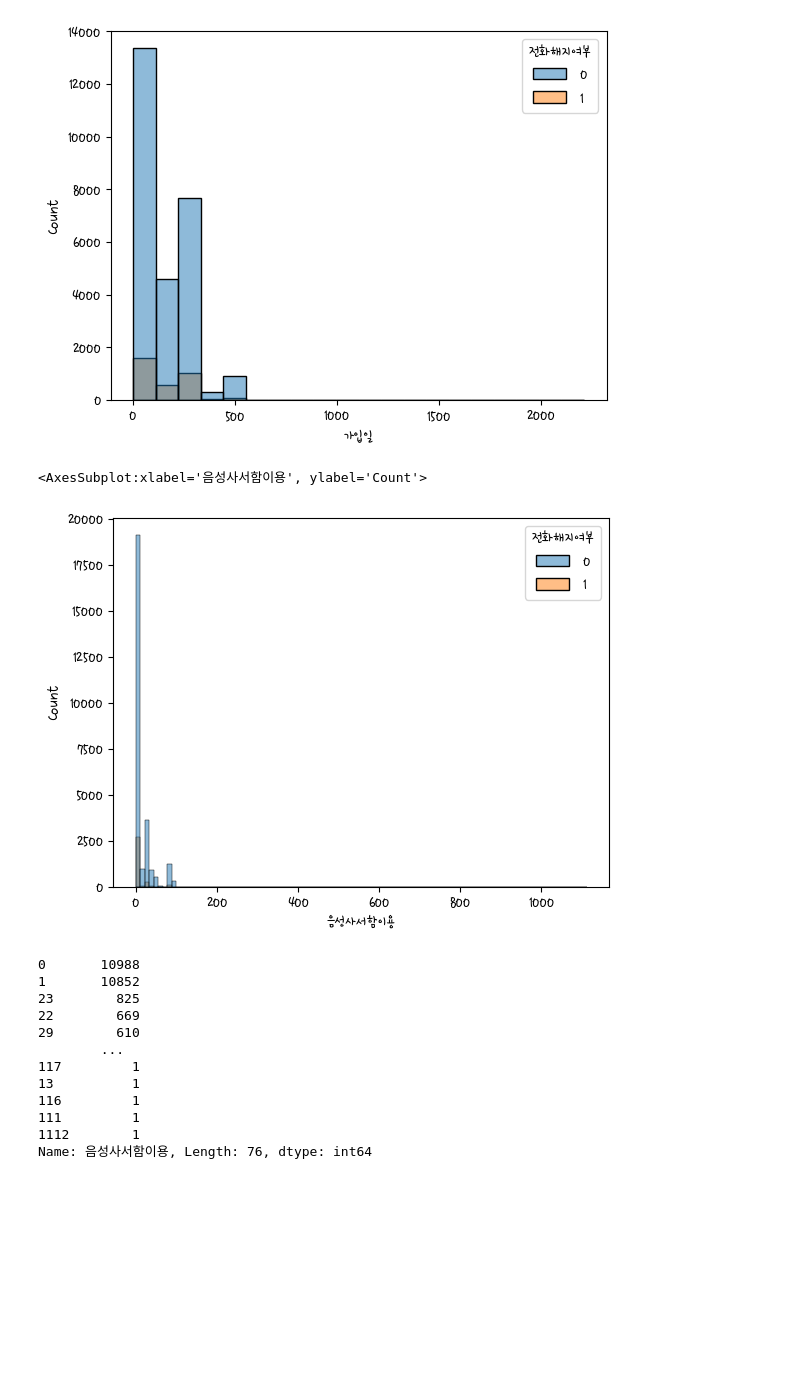
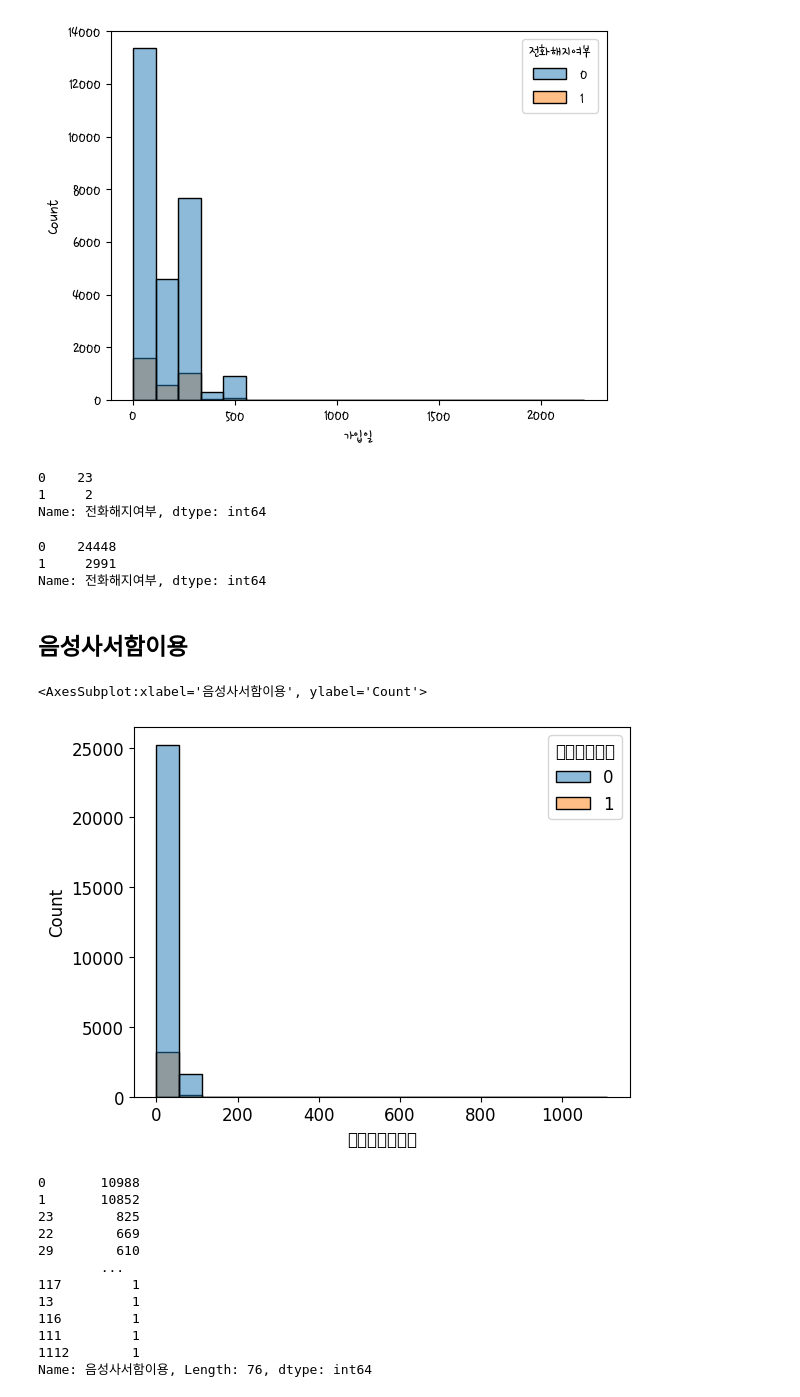
Before and after one commit to Flowersuna95/dacon-telephone-cancellation, a Jupyter notebook: 0_EDA.ipynb, the cells around one changed output. Drawn from its saved outputs; the diff is of its cells as text; code cells hidden in the pictures; blank space fills up the shorter version.

```diff
--- a/0_EDA.ipynb
+++ b/0_EDA.ipynb
@@ -70,11 +74,25 @@ sns.histplot(data=data, x='가입일', hue='전화해지여부', bins=20)
 # %% [output]
 <AxesSubplot:xlabel='가입일', ylabel='Count'>
 [figure]
+# %%
+data.loc[data['가입일'] > 1000, '전화해지여부'].value_counts()
+# %% [output]
+0    23
+1     2
+Name: 전화해지여부, dtype: int64
+# %%
+data.loc[data['가입일'] < 300, '전화해지여부'].value_counts()
+# %% [output]
+0    24448
+1     2991
+Name: 전화해지여부, dtype: int64
+# %% [markdown]
+## 음성사서함이용
 # %%
-sns.histplot(data=data, x='음성사서함이용', hue='전화해지여부', bins=100)
+sns.histplot(data=data, x='음성사서함이용', hue='전화해지여부', bins=20)
 # %% [output]
 <AxesSubplot:xlabel='음성사서함이용', ylabel='Count'>
-[figure, old version]
+[figure, new version]
 # %%
 data['음성사서함이용'].value_counts()
 # %% [output]
```
Also changed, not shown: parts of 2 cells of this notebook.
